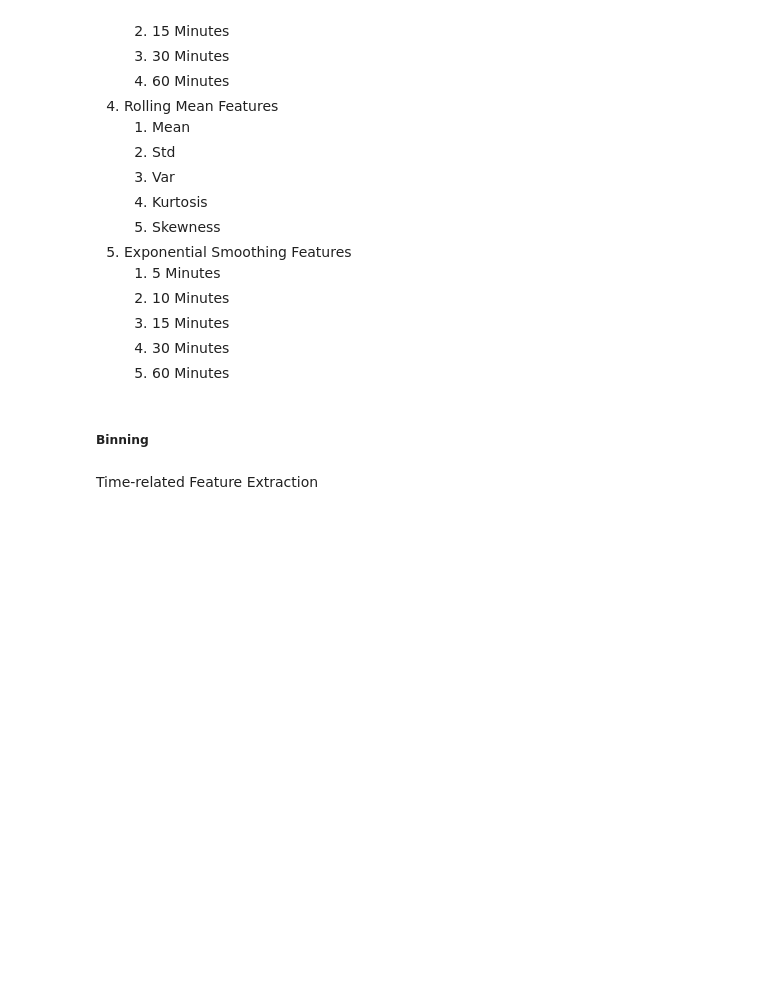
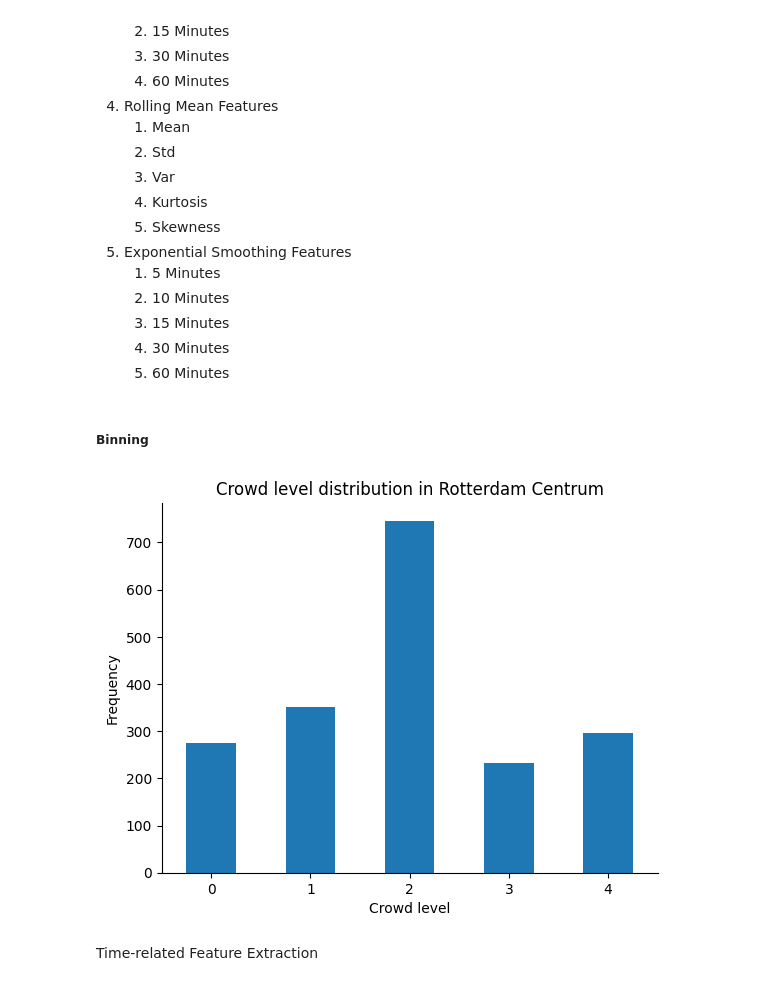
Before and after one commit to tonytziorvas/Lab, a Jupyter notebook: 1-model_training.ipynb, the cells around one changed output. Drawn from its saved outputs; the diff is of its cells as text; code cells hidden in the pictures; blank space fills up the shorter version.

```diff
--- a/1-model_training.ipynb
+++ b/1-model_training.ipynb
@@ -100,7 +112,19 @@ df[target_column_name] = pd.cut(
     labels=labels,
     include_lowest=True,
     ordered=True,
-).astype(np.uint16)
+).astype(np.uint8)
+# %%
+df[target_column_name].value_counts().sort_index().plot(
+    kind="bar",
+    rot=0,
+    xlabel="Crowd level",
+    ylabel="Frequency",
+    title=f"Crowd level distribution in {target_district}",
+)
+plt.gca().spines[["top", "right"]].set_visible(False)
+plt.show()
+# %% [output]
+[figure, added]
 # %% [markdown]
 Time-related Feature Extraction
 # %%
```
Also changed, not shown: parts of 15 cells of this notebook.
